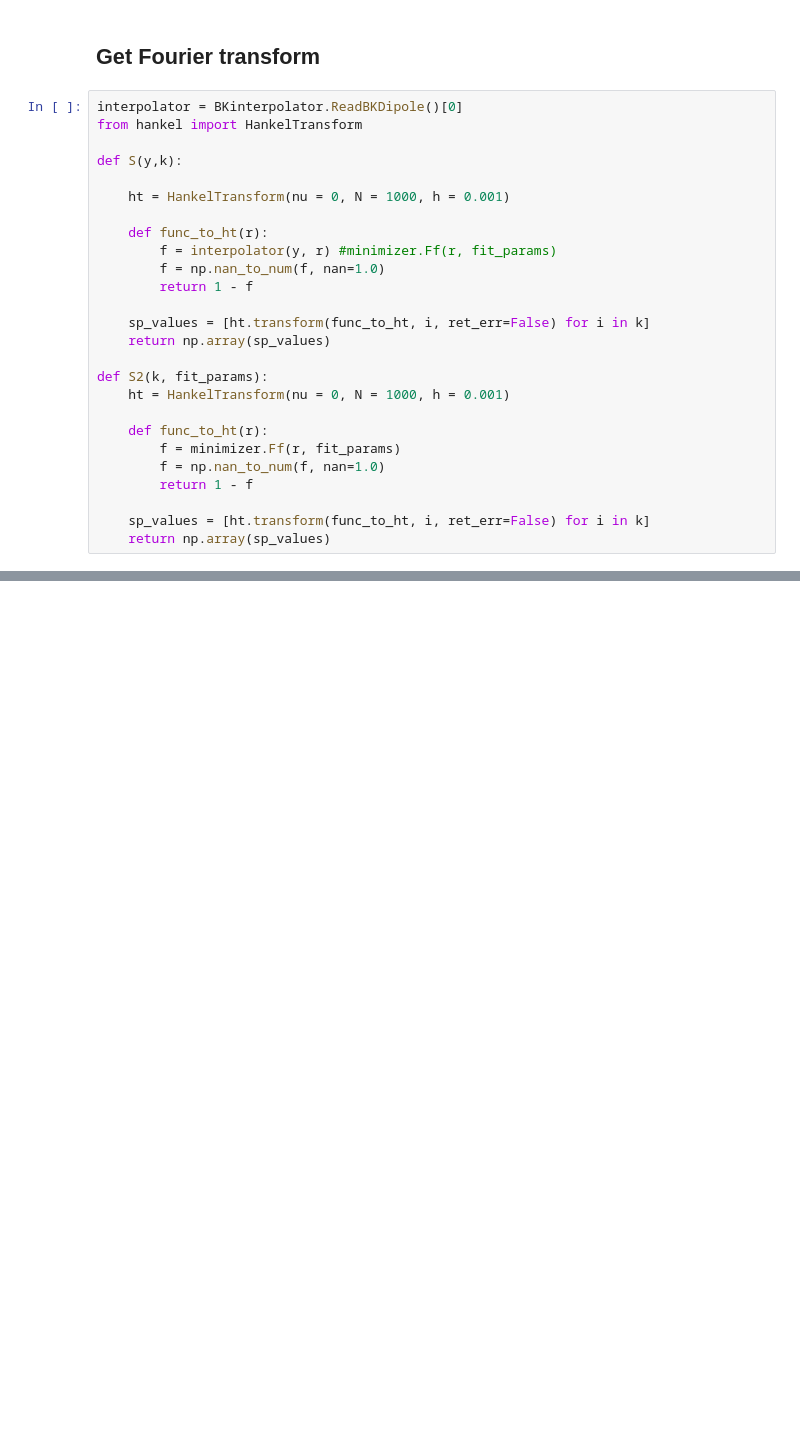
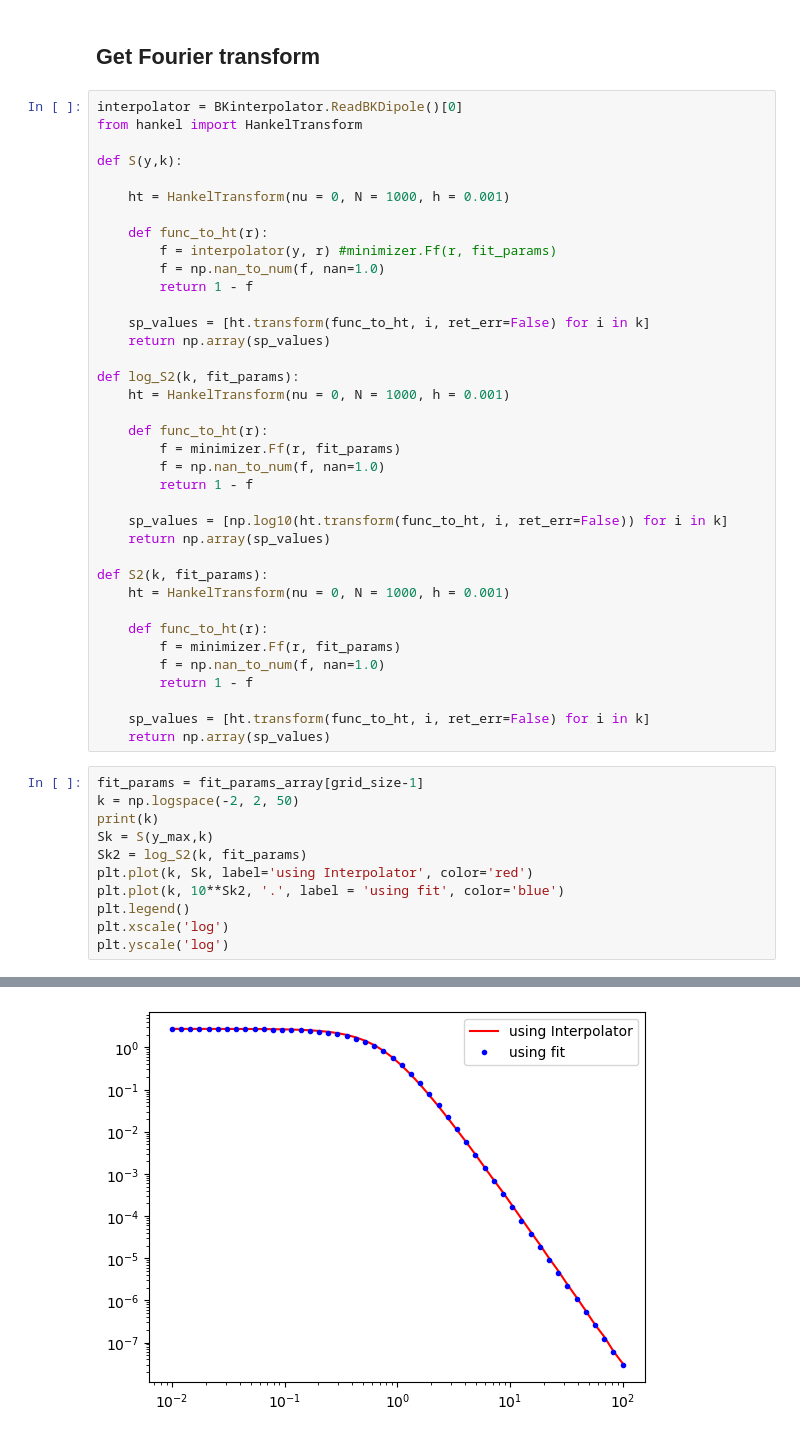
Before and after one commit to camcasuga/sidis_fit, a Jupyter notebook: src/fitting.ipynb, the cells around one changed output, grey strips where cells are left out. Saved outputs shown, nothing was run; the diff lists cells and outputs as text; blank space fills up the shorter version.

```diff
--- a/src/fitting.ipynb
+++ b/src/fitting.ipynb
@@ -69,6 +88,17 @@ def S(y,k):
     sp_values = [ht.transform(func_to_ht, i, ret_err=False) for i in k]
     return np.array(sp_values)
 
+def log_S2(k, fit_params):
+    ht = HankelTransform(nu = 0, N = 1000, h = 0.001)
+
+    def func_to_ht(r):
+        f = minimizer.Ff(r, fit_params)
+        f = np.nan_to_num(f, nan=1.0)
+        return 1 - f
+
+    sp_values = [np.log10(ht.transform(func_to_ht, i, ret_err=False)) for i in k]
+    return np.array(sp_values)
+
 def S2(k, fit_params):
     ht = HankelTransform(nu = 0, N = 1000, h = 0.001)
 
@@ -79,3 +109,15 @@ def S2(k, fit_params):
 
     sp_values = [ht.transform(func_to_ht, i, ret_err=False) for i in k]
     return np.array(sp_values)
+# %%
+fit_params = fit_params_array[grid_size-1]
+k = np.logspace(-2, 2, 50)
+print(k)
+Sk = S(y_max,k)
+Sk2 = log_S2(k, fit_params)
+plt.plot(k, Sk, label='using Interpolator', color='red')
+plt.plot(k, 10**Sk2, '.', label = 'using fit', color='blue')
+plt.legend()
+plt.xscale('log')
+plt.yscale('log')
+# %% [output]
@@ -82,3 +137,4 @@ def S2(k, fit_params):
+[figure, added]
 # %%
 fit_params = fit_params_array[0]
 k = np.logspace(-2, 2, 50)
```
Also changed, not shown: parts of 7 cells of this notebook, 3 other files.
